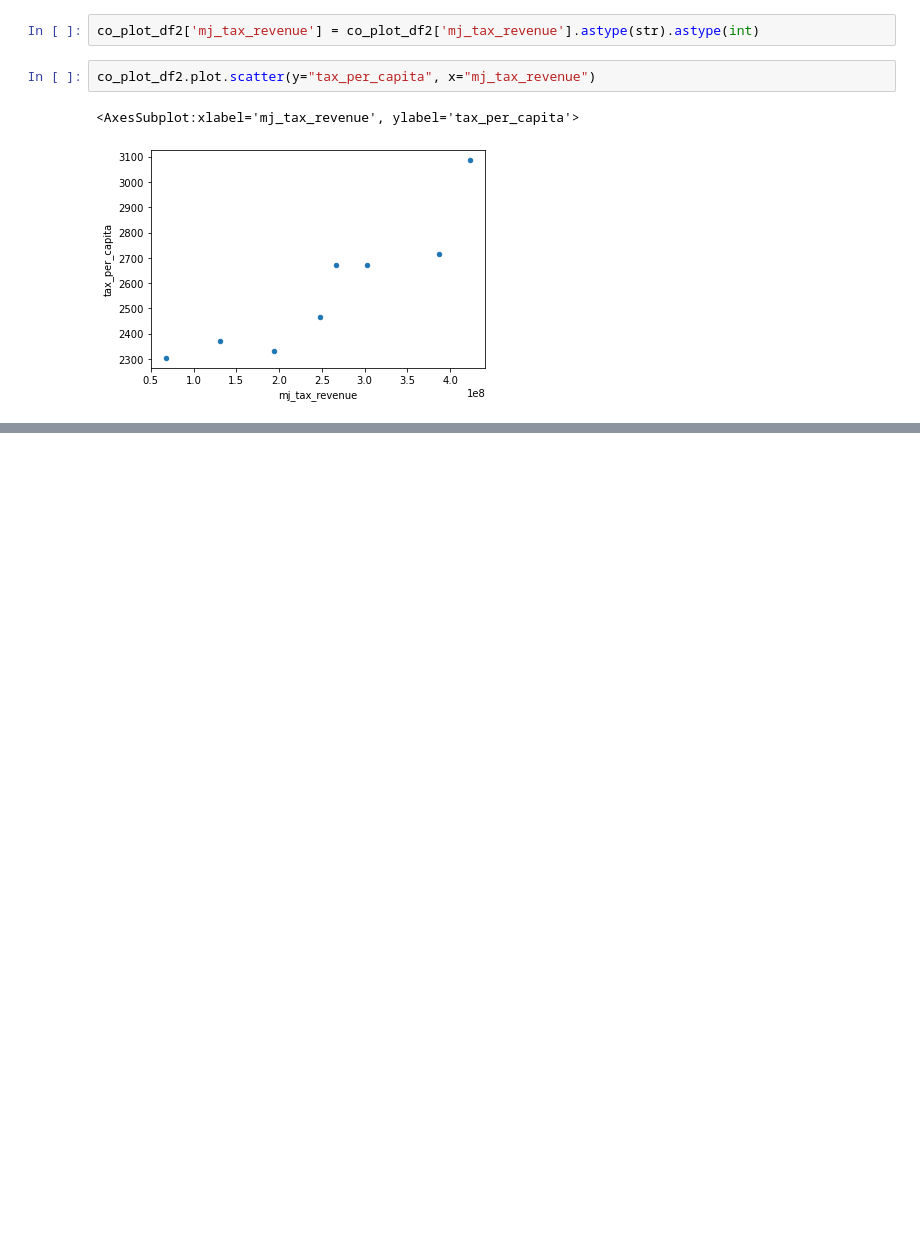
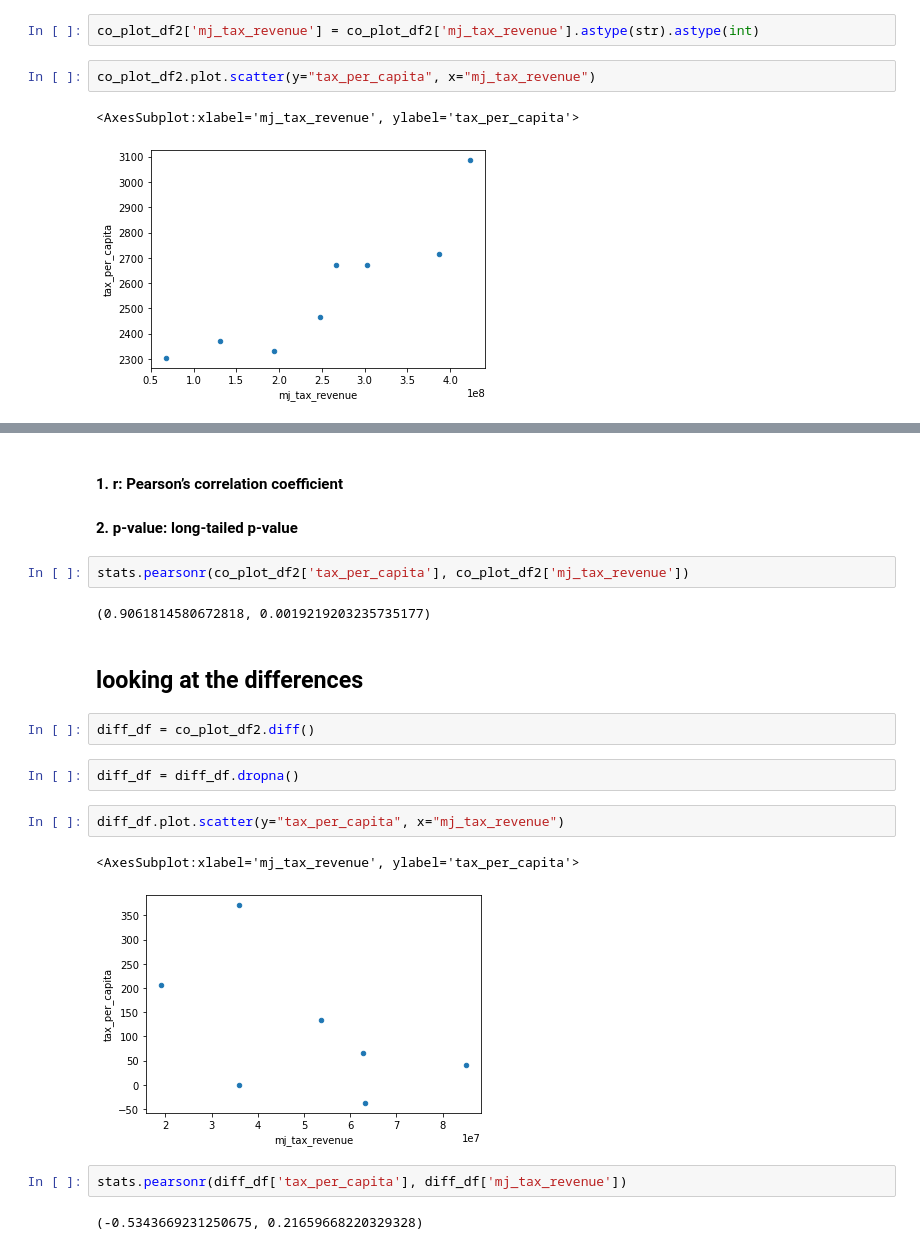
Before and after one commit to jho97/specs_capstone, a Jupyter notebook: visualized_data/co_tax_revenue_per_capita.ipynb, the cells around one changed output, grey strips where cells are left out. Drawn from its saved outputs; the diff is of its cells as text; blank space fills up the shorter version.

```diff
--- a/visualized_data/co_tax_revenue_per_capita.ipynb
+++ b/visualized_data/co_tax_revenue_per_capita.ipynb
@@ -159,0 +171,22 @@ co_plot_df2.plot.scatter(y="tax_per_capita", x="mj_tax_revenue")
+# %% [markdown]
+#### 1. r: Pearson’s correlation coefficient
+#### 2. p-value: long-tailed p-value
+# %%
+stats.pearsonr(co_plot_df2['tax_per_capita'], co_plot_df2['mj_tax_revenue'])
+# %% [output]
+(0.9061814580672818, 0.0019219203235735177)
+# %% [markdown]
+## looking at the differences
+# %%
+diff_df = co_plot_df2.diff()
+# %%
+diff_df = diff_df.dropna()
+# %%
+diff_df.plot.scatter(y="tax_per_capita", x="mj_tax_revenue")
+# %% [output]
+<AxesSubplot:xlabel='mj_tax_revenue', ylabel='tax_per_capita'>
+[figure, added]
+# %%
+stats.pearsonr(diff_df['tax_per_capita'], diff_df['mj_tax_revenue'])
+# %% [output]
+(-0.5343669231250675, 0.21659668220329328)
```
Also changed, not shown: parts of 3 cells of this notebook, 1 other file.
